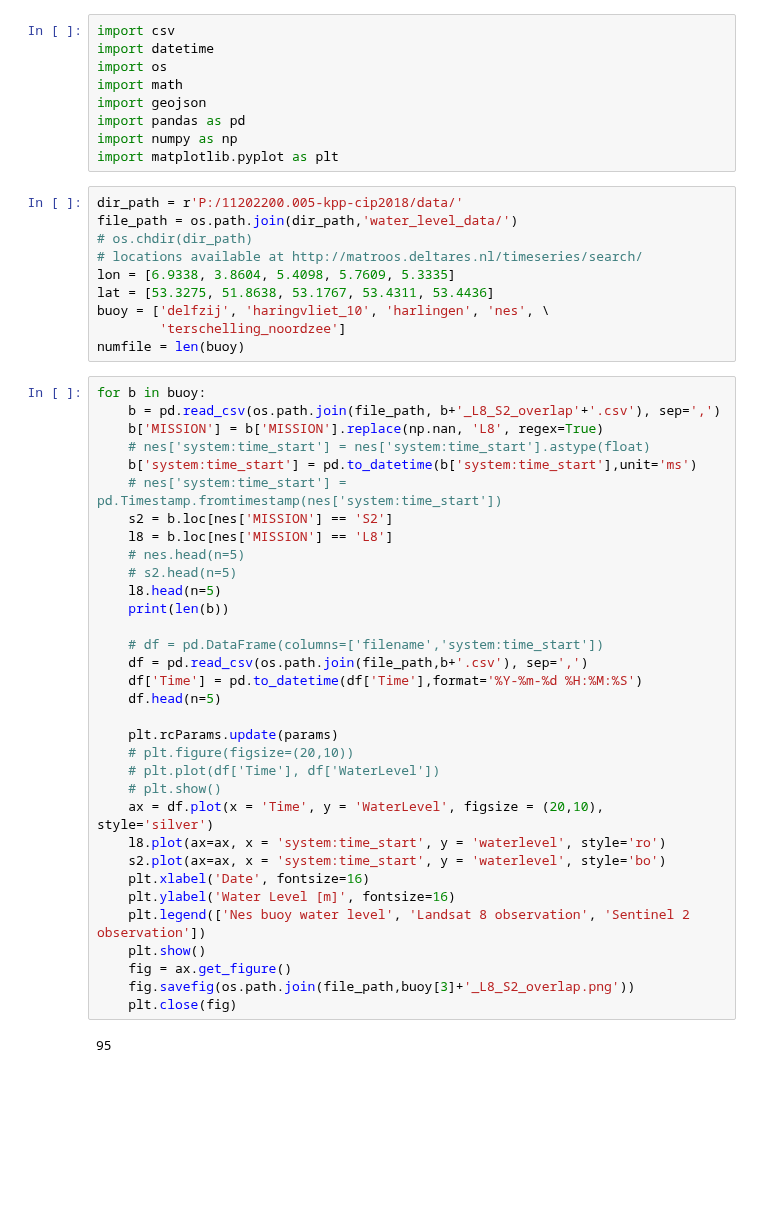
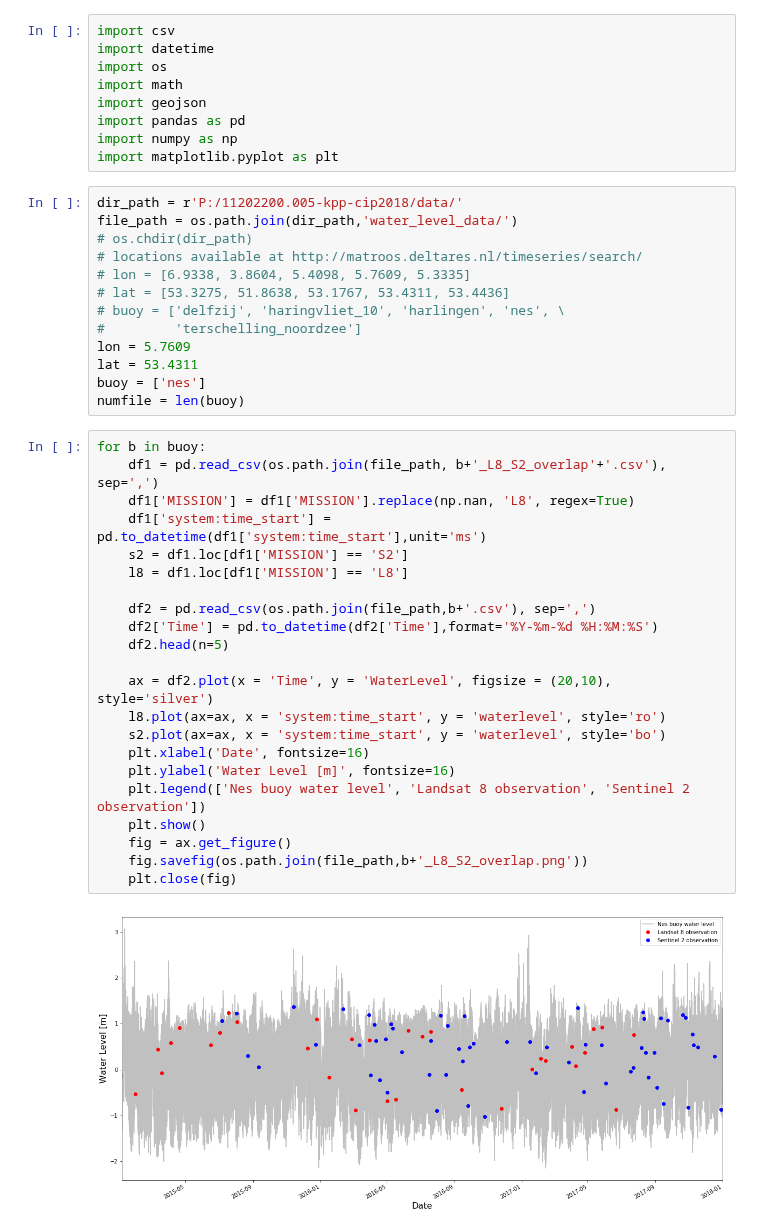
Before and after one commit to openearth/eo-bathymetry, a Jupyter notebook: notebooks/Waterlevel_Sat_Image_plot.ipynb, the cells around one changed output. Saved outputs shown, nothing was run; the diff lists cells and outputs as text; blank space fills up the shorter version.

```diff
--- a/notebooks/Waterlevel_Sat_Image_plot.ipynb
+++ b/notebooks/Waterlevel_Sat_Image_plot.ipynb
@@ -12,43 +12,35 @@ dir_path = r'P:/11202200.005-kpp-cip2018/data/'
 file_path = os.path.join(dir_path,'water_level_data/')
 # os.chdir(dir_path)
 # locations available at http://matroos.deltares.nl/timeseries/search/
-lon = [6.9338, 3.8604, 5.4098, 5.7609, 5.3335]
-lat = [53.3275, 51.8638, 53.1767, 53.4311, 53.4436]
-buoy = ['delfzij', 'haringvliet_10', 'harlingen', 'nes', \
-        'terschelling_noordzee']
+# lon = [6.9338, 3.8604, 5.4098, 5.7609, 5.3335]
+# lat = [53.3275, 51.8638, 53.1767, 53.4311, 53.4436]
+# buoy = ['delfzij', 'haringvliet_10', 'harlingen', 'nes', \
+#         'terschelling_noordzee']
+lon = 5.7609
+lat = 53.4311
+buoy = ['nes']
 numfile = len(buoy)
 # %%
 for b in buoy:
-    b = pd.read_csv(os.path.join(file_path, b+'_L8_S2_overlap'+'.csv'), sep=',')
-    b['MISSION'] = b['MISSION'].replace(np.nan, 'L8', regex=True)
-    # nes['system:time_start'] = nes['system:time_start'].astype(float)
-    b['system:time_start'] = pd.to_datetime(b['system:time_start'],unit='ms')
-    # nes['system:time_start'] = pd.Timestamp.fromtimestamp(nes['system:time_start'])
-    s2 = b.loc[nes['MISSION'] == 'S2']
-    l8 = b.loc[nes['MISSION'] == 'L8']
-    # nes.head(n=5)
-    # s2.head(n=5)
-    l8.head(n=5)
-    print(len(b))
+    df1 = pd.read_csv(os.path.join(file_path, b+'_L8_S2_overlap'+'.csv'), sep=',')
+    df1['MISSION'] = df1['MISSION'].replace(np.nan, 'L8', regex=True)
+    df1['system:time_start'] = pd.to_datetime(df1['system:time_start'],unit='ms')
+    s2 = df1.loc[df1['MISSION'] == 'S2']
+    l8 = df1.loc[df1['MISSION'] == 'L8']
 
-    # df = pd.DataFrame(columns=['filename','system:time_start'])
-    df = pd.read_csv(os.path.join(file_path,b+'.csv'), sep=',')
-    df['Time'] = pd.to_datetime(df['Time'],format='%Y-%m-%d %H:%M:%S')
-    df.head(n=5)
+    df2 = pd.read_csv(os.path.join(file_path,b+'.csv'), sep=',')
+    df2['Time'] = pd.to_datetime(df2['Time'],format='%Y-%m-%d %H:%M:%S')
+    df2.head(n=5)
 
-    plt.rcParams.update(params)
-    # plt.figure(figsize=(20,10))
-    # plt.plot(df['Time'], df['WaterLevel'])
-    # plt.show()
-    ax = df.plot(x = 'Time', y = 'WaterLevel', figsize = (20,10), style='silver')
+    ax = df2.plot(x = 'Time', y = 'WaterLevel', figsize = (20,10), style='silver')
     l8.plot(ax=ax, x = 'system:time_start', y = 'waterlevel', style='ro')
     s2.plot(ax=ax, x = 'system:time_start', y = 'waterlevel', style='bo')
     plt.xlabel('Date', fontsize=16)
     plt.ylabel('Water Level [m]', fontsize=16)
     plt.legend(['Nes buoy water level', 'Landsat 8 observation', 'Sentinel 2 observation'])
     plt.show()
     fig = ax.get_figure()
-    fig.savefig(os.path.join(file_path,buoy[3]+'_L8_S2_overlap.png'))
+    fig.savefig(os.path.join(file_path,b+'_L8_S2_overlap.png'))
     plt.close(fig)
 # %% [output]
-95
+[figure, added]
```
Also changed, not shown: parts of 2 cells of this notebook, 1 other file.
